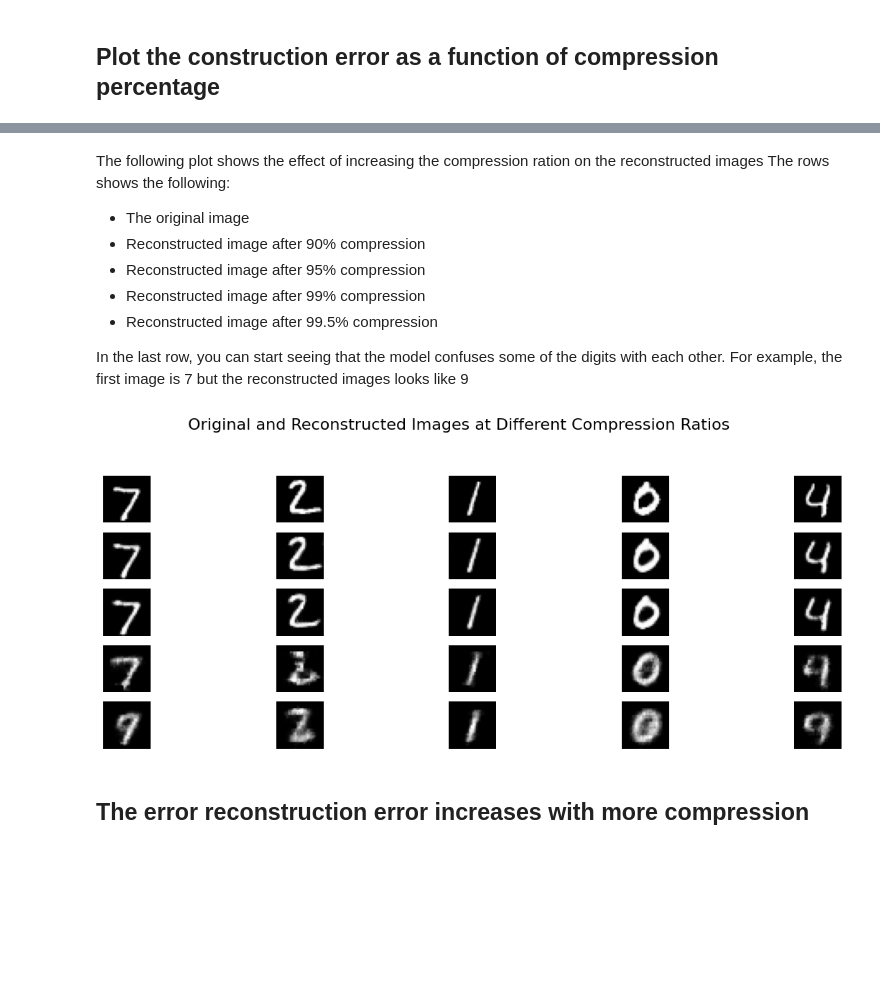
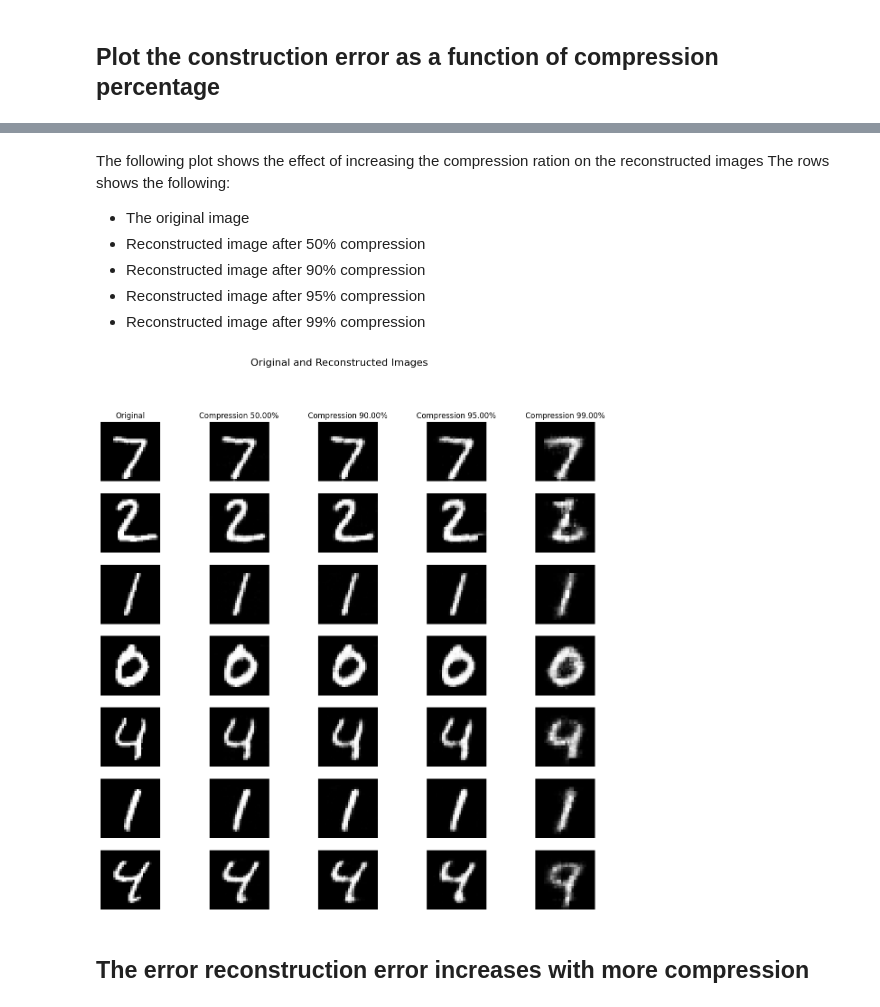
Before and after one commit to readytensor/rt_img_compression_autoencoder, a Jupyter notebook: auto_encoder.ipynb, the cells around one changed output, grey strips where cells are left out. Cells and saved outputs as stored; diff of their text form; code cells hidden in the pictures; blank space fills up the shorter version.

```diff
--- a/auto_encoder.ipynb
+++ b/auto_encoder.ipynb
@@ -200,3 +300,45 @@ def plot_all_reconstructed_images(original_images, reconstructed_images, compres
+# %%
+# Function to calculate reconstruction error
+def calculate_reconstruction_error(model):
+    model.eval()
+    total_loss = 0
+    criterion = nn.MSELoss()
+    with torch.no_grad():
+        for data in test_loader:
+            img, _ = data
+            img = img.to(device)
+            output = model(img)
+            loss = criterion(output, img)
+            total_loss += loss.item()
+    total_loss /= len(test_loader)
+    return total_loss
+
+def calculate_reconstruction_error_by_label(model, label):
+    model.eval()
+    total_loss = 0
+    count = 0
+    criterion = nn.MSELoss()
+    with torch.no_grad():
+        for data in test_loader:
+            img, labels = data
+            idx = labels == label
+            img = img.to(device)
+            selected_images = img[idx]
+            if selected_images.size(0) == 0:
+                continue
+            output = model(selected_images)
+            loss = criterion(output, selected_images)
+            total_loss += loss.item() * selected_images.size(0)
+            count += selected_images.size(0)
+
+    total_loss /= count
+    return total_loss
+
+# Function to calculate percentage of compression
+def calculate_compression_percentage(latent_dim):
+    original_size =  28 * 28  # MNIST image size
+    compressed_size = latent_dim
+    return 100 * (1 - (compressed_size / original_size))
 # %% [markdown]
 ## Plot the construction error as a function of compression percentage
 # %%
@@ -294,17 +388,15 @@ The following plot shows the effect of increasing the compression ration on the
 The rows shows the following:
 <ul>
 <li>The original image</li>
+<li>Reconstructed image after 50% compression</li>
 <li>Reconstructed image after 90% compression</li>
 <li>Reconstructed image after 95% compression</li>
 <li>Reconstructed image after 99% compression</li>
-<li>Reconstructed image after 99.5% compression</li>
 </ul>
-
-In the last row, you can start seeing that the model confuses some of the digits with each other. For example, the first image is 7 but the reconstructed images looks like 9
 # %%
-plot_all_reconstructed_images(all_original_images, all_reconstructed_images, compression_ratios)
+plot_all_reconstructed_images(all_original_images, all_reconstructed_images, num_images=7, compression_ratios=compression_ratios)
 # %% [output]
-[figure, old version]
+[figure, new version]
 # %% [markdown]
 ## The error reconstruction error increases with more compression
 # %%
```
Also changed, not shown: parts of 17 cells of this notebook, 4 other files.
